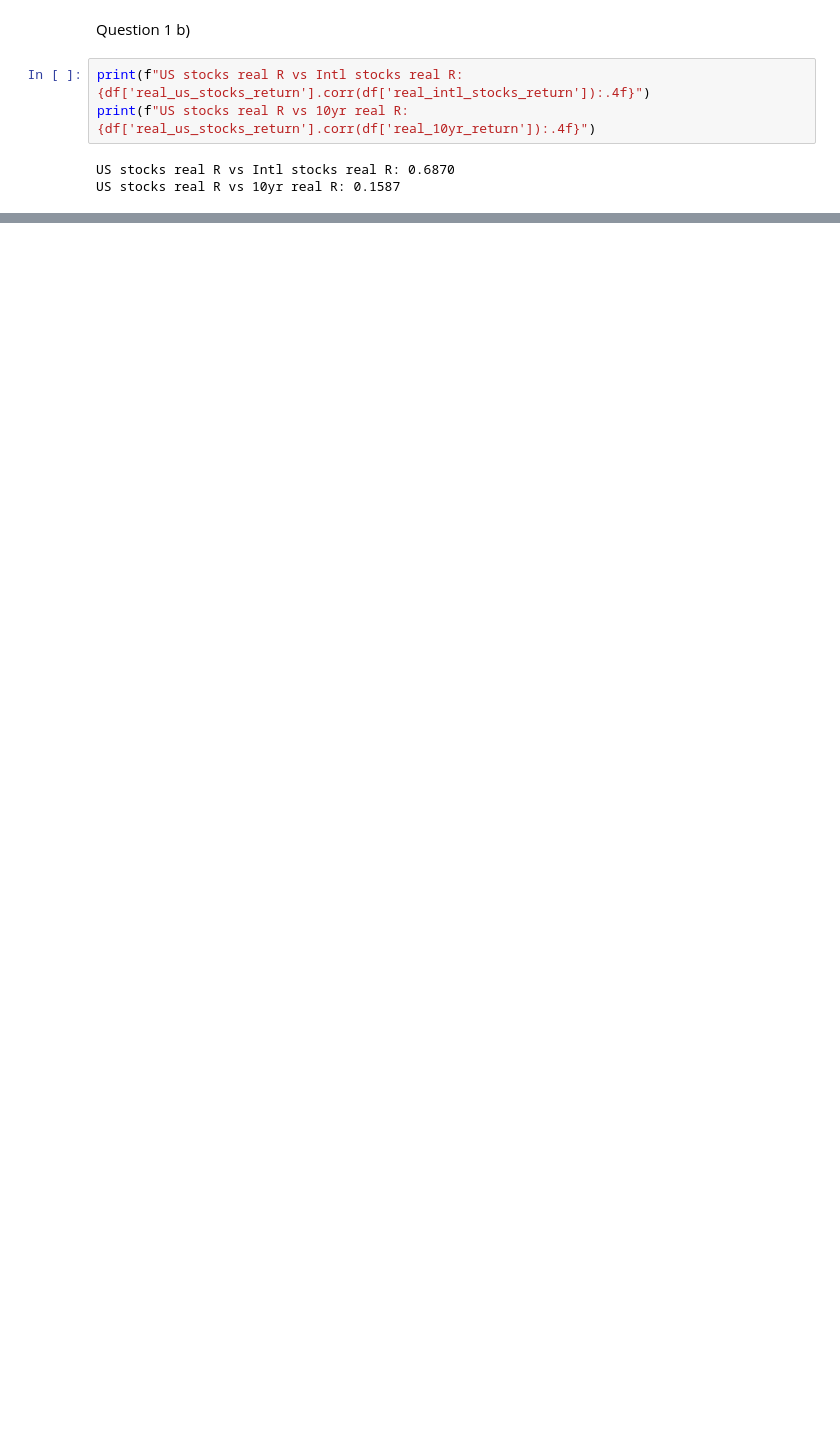
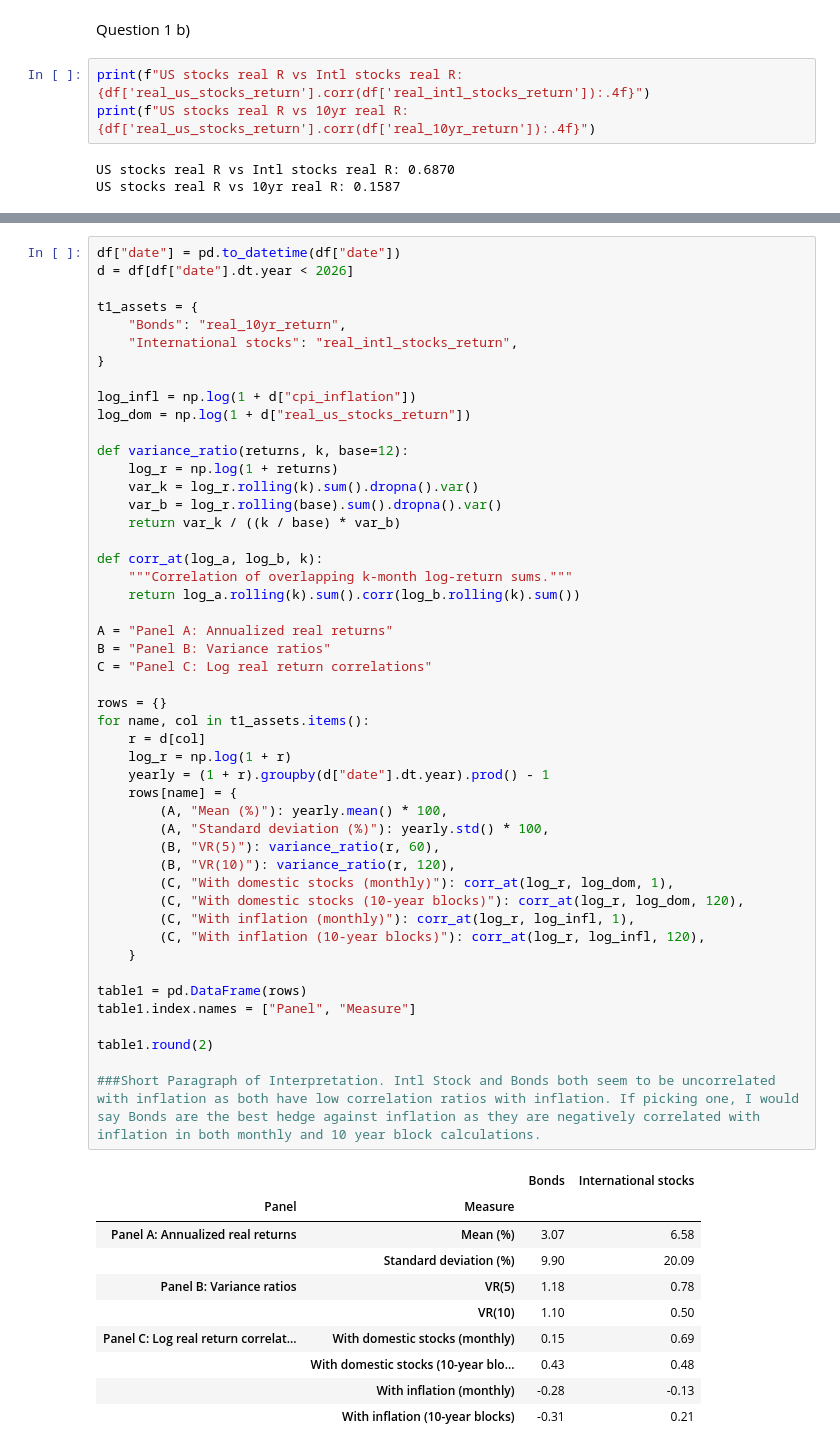
Before and after one commit to olegvart/MQF-402-Investment-Analysis-HW-1-, a Jupyter notebook: notebooks/q1.ipynb, the cells around one changed output, grey strips where cells are left out. Cells and saved outputs as stored; diff of their text form; blank space fills up the shorter version.

```diff
--- a/notebooks/q1.ipynb
+++ b/notebooks/q1.ipynb
@@ -114,0 +122,59 @@ US stocks real R vs 10yr real R: 0.1587
+# %%
+df["date"] = pd.to_datetime(df["date"])
+d = df[df["date"].dt.year < 2026]
+
+t1_assets = {
+    "Bonds": "real_10yr_return",
+    "International stocks": "real_intl_stocks_return",
+}
+
+log_infl = np.log(1 + d["cpi_inflation"])
+log_dom = np.log(1 + d["real_us_stocks_return"])
+
+def variance_ratio(returns, k, base=12):
+    log_r = np.log(1 + returns)
+    var_k = log_r.rolling(k).sum().dropna().var()
+    var_b = log_r.rolling(base).sum().dropna().var()
+    return var_k / ((k / base) * var_b)
+
+def corr_at(log_a, log_b, k):
+    """Correlation of overlapping k-month log-return sums."""
+    return log_a.rolling(k).sum().corr(log_b.rolling(k).sum())
+
+A = "Panel A: Annualized real returns"
+B = "Panel B: Variance ratios"
+C = "Panel C: Log real return correlations"
+
+rows = {}
+for name, col in t1_assets.items():
+    r = d[col]
+    log_r = np.log(1 + r)
+    yearly = (1 + r).groupby(d["date"].dt.year).prod() - 1
+    rows[name] = {
+        (A, "Mean (%)"): yearly.mean() * 100,
+        (A, "Standard deviation (%)"): yearly.std() * 100,
+        (B, "VR(5)"): variance_ratio(r, 60),
+        (B, "VR(10)"): variance_ratio(r, 120),
+        (C, "With domestic stocks (monthly)"): corr_at(log_r, log_dom, 1),
+        (C, "With domestic stocks (10-year blocks)"): corr_at(log_r, log_dom, 120),
+        (C, "With inflation (monthly)"): corr_at(log_r, log_infl, 1),
+        (C, "With inflation (10-year blocks)"): corr_at(log_r, log_infl, 120),
+    }
+
+table1 = pd.DataFrame(rows)
+table1.index.names = ["Panel", "Measure"]
+
+table1.round(2)
+
+###Short Paragraph of Interpretation. Intl Stock and Bonds both seem to be uncorrelated with inflation as both have low correlation ratios with inflation. If picking one, I would say Bonds are the best hedge against inflation as they are negatively correlated with inflation in both monthly and 10 year block calculations.
+# %% [output]
+|  |  | Bonds | International stocks |
+| Panel | Measure |  |  |
+| Panel A: Annualized real returns | Mean (%) | 3.07 | 6.58 |
+|  | Standard deviation (%) | 9.90 | 20.09 |
+| Panel B: Variance ratios | VR(5) | 1.18 | 0.78 |
+|  | VR(10) | 1.10 | 0.50 |
+| Panel C: Log real return correlat... | With domestic stocks (monthly) | 0.15 | 0.69 |
+|  | With domestic stocks (10-year blo... | 0.43 | 0.48 |
+|  | With inflation (monthly) | -0.28 | -0.13 |
+|  | With inflation (10-year blocks) | -0.31 | 0.21 |
```
Also changed, not shown: parts of 11 cells of this notebook, 1 other file.
